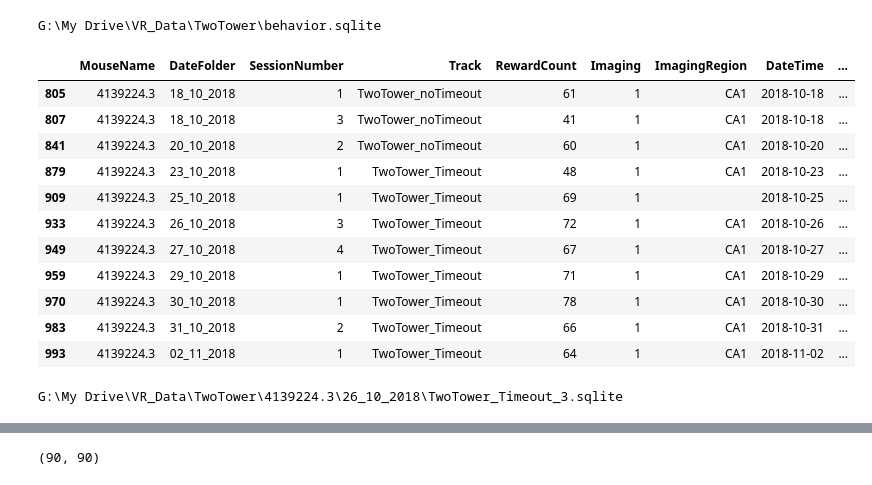
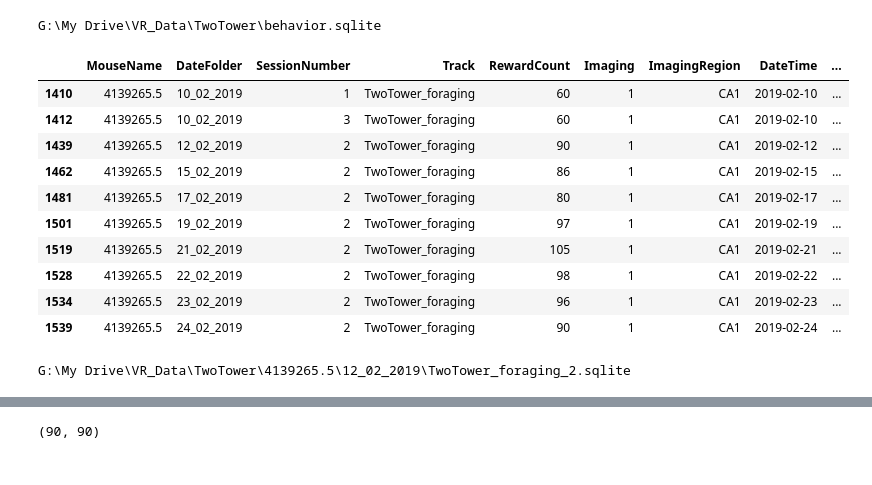
Before and after one commit to GiocomoLab/MightyMorphingPhotonRangers, a Jupyter notebook: SimMats/Untitled.ipynb, the cells around one changed output, grey strips where cells are left out. Drawn from its saved outputs; the diff is of its cells as text; code cells hidden in the pictures.

```diff
--- a/SimMats/Untitled.ipynb
+++ b/SimMats/Untitled.ipynb
@@ -16,38 +16,37 @@ import PlaceCellAnalysis as pc
 
 %matplotlib inline
 # %%
-mouse = '4139224.3'
+mouse = '4139265.5'
 df = pp.load_session_db()
 
 
 df = df[df['RewardCount']>30]
 df = df[df['Imaging']==1]
 df = df.sort_values(['MouseName','DateTime','SessionNumber'])
 tracks = 'TwoTower_noTimeout|TwoTower_Timeout|Reversal_noTimeout|Reversal|TwoTower_foraging'
 df = df[df['Track'].str.contains(tracks,regex=True)]
 
 df_mouse = df[df['MouseName'].str.match(mouse)]
 # df_mouse = df_mouse[df_mouse['Track'].str.match('TwoTower_noTimeout') | df_mouse['Track'].str.match('TwoTower_Timeout')]
 df_mouse
 # %% [output]
 G:\My Drive\VR_Data\TwoTower\behavior.sqlite
 |  | MouseName | DateFolder | SessionNumber | Track | RewardCount | Imaging | ImagingRegion | DateTime | ... |
-| 805 | 4139224.3 | 18_10_2018 | 1 | TwoTower_noTimeout | 61 | 1 | CA1 | 2018-10-18 | ... |
-| 807 | 4139224.3 | 18_10_2018 | 3 | TwoTower_noTimeout | 41 | 1 | CA1 | 2018-10-18 | ... |
-| 841 | 4139224.3 | 20_10_2018 | 2 | TwoTower_noTimeout | 60 | 1 | CA1 | 2018-10-20 | ... |
-| 879 | 4139224.3 | 23_10_2018 | 1 | TwoTower_Timeout | 48 | 1 | CA1 | 2018-10-23 | ... |
-| 909 | 4139224.3 | 25_10_2018 | 1 | TwoTower_Timeout | 69 | 1 |  | 2018-10-25 | ... |
-| 933 | 4139224.3 | 26_10_2018 | 3 | TwoTower_Timeout | 72 | 1 | CA1 | 2018-10-26 | ... |
-| 949 | 4139224.3 | 27_10_2018 | 4 | TwoTower_Timeout | 67 | 1 | CA1 | 2018-10-27 | ... |
-| 959 | 4139224.3 | 29_10_2018 | 1 | TwoTower_Timeout | 71 | 1 | CA1 | 2018-10-29 | ... |
-| 970 | 4139224.3 | 30_10_2018 | 1 | TwoTower_Timeout | 78 | 1 | CA1 | 2018-10-30 | ... |
-| 983 | 4139224.3 | 31_10_2018 | 2 | TwoTower_Timeout | 66 | 1 | CA1 | 2018-10-31 | ... |
-| 993 | 4139224.3 | 02_11_2018 | 1 | TwoTower_Timeout | 64 | 1 | CA1 | 2018-11-02 | ... |
+| 1410 | 4139265.5 | 10_02_2019 | 1 | TwoTower_foraging | 60 | 1 | CA1 | 2019-02-10 | ... |
+| 1412 | 4139265.5 | 10_02_2019 | 3 | TwoTower_foraging | 60 | 1 | CA1 | 2019-02-10 | ... |
+| 1439 | 4139265.5 | 12_02_2019 | 2 | TwoTower_foraging | 90 | 1 | CA1 | 2019-02-12 | ... |
+| 1462 | 4139265.5 | 15_02_2019 | 2 | TwoTower_foraging | 86 | 1 | CA1 | 2019-02-15 | ... |
+| 1481 | 4139265.5 | 17_02_2019 | 2 | TwoTower_foraging | 80 | 1 | CA1 | 2019-02-17 | ... |
+| 1501 | 4139265.5 | 19_02_2019 | 2 | TwoTower_foraging | 97 | 1 | CA1 | 2019-02-19 | ... |
+| 1519 | 4139265.5 | 21_02_2019 | 2 | TwoTower_foraging | 105 | 1 | CA1 | 2019-02-21 | ... |
+| 1528 | 4139265.5 | 22_02_2019 | 2 | TwoTower_foraging | 98 | 1 | CA1 | 2019-02-22 | ... |
+| 1534 | 4139265.5 | 23_02_2019 | 2 | TwoTower_foraging | 96 | 1 | CA1 | 2019-02-23 | ... |
+| 1539 | 4139265.5 | 24_02_2019 | 2 | TwoTower_foraging | 90 | 1 | CA1 | 2019-02-24 | ... |
 # %%
-sess = df_mouse.iloc[5]
+sess = df_mouse.iloc[2]
 print(sess['data file'])
 # %% [output]
-G:\My Drive\VR_Data\TwoTower\4139224.3\26_10_2018\TwoTower_Timeout_3.sqlite
+G:\My Drive\VR_Data\TwoTower\4139265.5\12_02_2019\TwoTower_foraging_2.sqlite
 # %%
 VRDat,C, S, A = pp.load_scan_sess(sess)
 trial_info, tstart_inds, teleport_inds = u.by_trial_info(VRDat)
```
Also changed, not shown: parts of 17 cells of this notebook.
